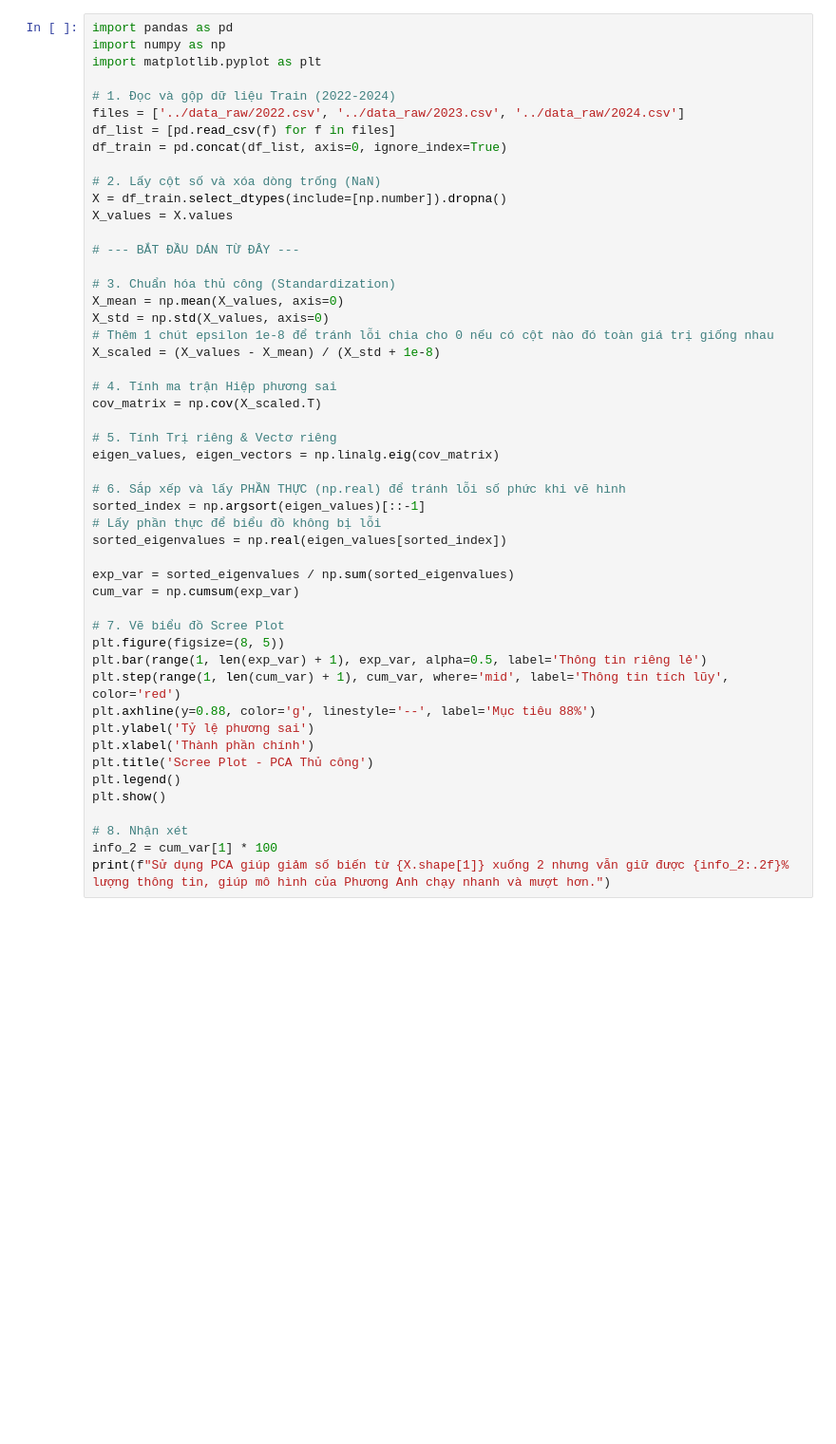
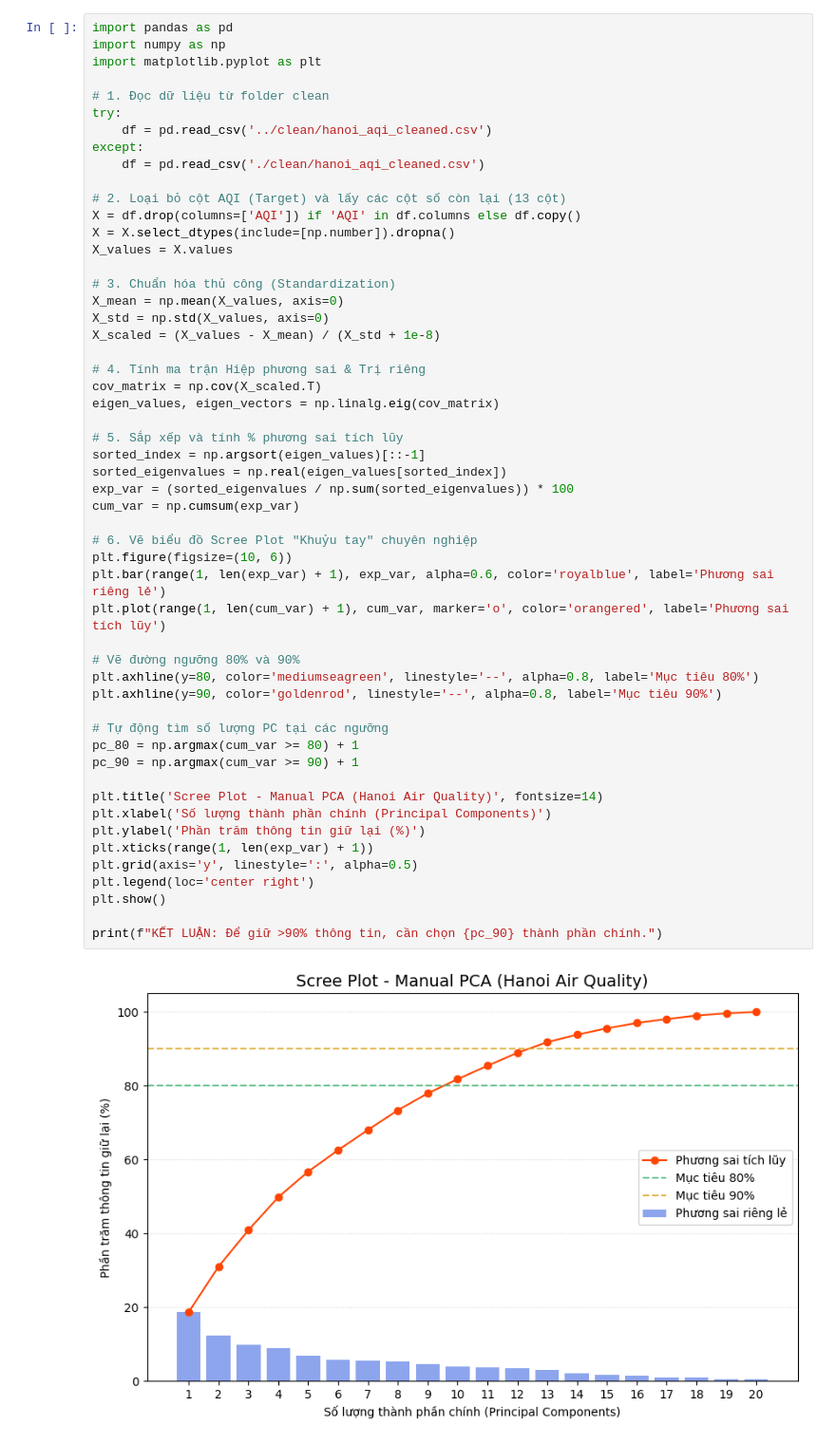
Before and after one commit to anh922006/air-quality-index-in-hanoi-, a Jupyter notebook: manual_implementation/PCA_manual.ipynb, the cells around one changed output. Shown at 95% size. Saved outputs shown, nothing was run; the diff lists cells and outputs as text; blank space fills up the shorter version.

```diff
--- a/manual_implementation/PCA_manual.ipynb
+++ b/manual_implementation/PCA_manual.ipynb
@@ -1,50 +1,55 @@
 # %%
 import pandas as pd
 import numpy as np
 import matplotlib.pyplot as plt
 
-# 1. Đọc và gộp dữ liệu Train (2022-2024)
-files = ['../data_raw/2022.csv', '../data_raw/2023.csv', '../data_raw/2024.csv']
-df_list = [pd.read_csv(f) for f in files]
-df_train = pd.concat(df_list, axis=0, ignore_index=True)
+# 1. Đọc dữ liệu từ folder clean
+try:
+    df = pd.read_csv('../clean/hanoi_aqi_cleaned.csv')
+except:
+    df = pd.read_csv('./clean/hanoi_aqi_cleaned.csv')
 
-# 2. Lấy cột số và xóa dòng trống (NaN)
-X = df_train.select_dtypes(include=[np.number]).dropna()
+# 2. Loại bỏ cột AQI (Target) và lấy các cột số còn lại (13 cột)
+X = df.drop(columns=['AQI']) if 'AQI' in df.columns else df.copy()
+X = X.select_dtypes(include=[np.number]).dropna()
 X_values = X.values
-
-# --- BẮT ĐẦU DÁN TỪ ĐÂY ---
 
 # 3. Chuẩn hóa thủ công (Standardization)
 X_mean = np.mean(X_values, axis=0)
 X_std = np.std(X_values, axis=0)
-# Thêm 1 chút epsilon 1e-8 để tránh lỗi chia cho 0 nếu có cột nào đó toàn giá trị giống nhau
 X_scaled = (X_values - X_mean) / (X_std + 1e-8)
 
-# 4. Tính ma trận Hiệp phương sai
+# 4. Tính ma trận Hiệp phương sai & Trị riêng
 cov_matrix = np.cov(X_scaled.T)
-
-# 5. Tính Trị riêng & Vectơ riêng
 eigen_values, eigen_vectors = np.linalg.eig(cov_matrix)
 
-# 6. Sắp xếp và lấy PHẦN THỰC (np.real) để tránh lỗi số phức khi vẽ hình
+# 5. Sắp xếp và tính % phương sai tích lũy
 sorted_index = np.argsort(eigen_values)[::-1]
-# Lấy phần thực để biểu đồ không bị lỗi
 sorted_eigenvalues = np.real(eigen_values[sorted_index])
-
-exp_var = sorted_eigenvalues / np.sum(sorted_eigenvalues)
+exp_var = (sorted_eigenvalues / np.sum(sorted_eigenvalues)) * 100
 cum_var = np.cumsum(exp_var)
 
-# 7. Vẽ biểu đồ Scree Plot
-plt.figure(figsize=(8, 5))
-plt.bar(range(1, len(exp_var) + 1), exp_var, alpha=0.5, label='Thông tin riêng lẻ')
-plt.step(range(1, len(cum_var) + 1), cum_var, where='mid', label='Thông tin tích lũy', color='red')
-plt.axhline(y=0.88, color='g', linestyle='--', label='Mục tiêu 88%')
-plt.ylabel('Tỷ lệ phương sai')
-plt.xlabel('Thành phần chính')
-plt.title('Scree Plot - PCA Thủ công')
-plt.legend()
+# 6. Vẽ biểu đồ Scree Plot "Khuỷu tay" chuyên nghiệp
+plt.figure(figsize=(10, 6))
+plt.bar(range(1, len(exp_var) + 1), exp_var, alpha=0.6, color='royalblue', label='Phương sai riêng lẻ')
+plt.plot(range(1, len(cum_var) + 1), cum_var, marker='o', color='orangered', label='Phương sai tích lũy')
+
+# Vẽ đường ngưỡng 80% và 90%
+plt.axhline(y=80, color='mediumseagreen', linestyle='--', alpha=0.8, label='Mục tiêu 80%')
+plt.axhline(y=90, color='goldenrod', linestyle='--', alpha=0.8, label='Mục tiêu 90%')
+
+# Tự động tìm số lượng PC tại các ngưỡng
+pc_80 = np.argmax(cum_var >= 80) + 1
+pc_90 = np.argmax(cum_var >= 90) + 1
+
+plt.title('Scree Plot - Manual PCA (Hanoi Air Quality)', fontsize=14)
+plt.xlabel('Số lượng thành phần chính (Principal Components)')
+plt.ylabel('Phần trăm thông tin giữ lại (%)')
+plt.xticks(range(1, len(exp_var) + 1))
+plt.grid(axis='y', linestyle=':', alpha=0.5)
+plt.legend(loc='center right')
 plt.show()
 
-# 8. Nhận xét
-info_2 = cum_var[1] * 100
-print(f"Sử dụng PCA giúp giảm số biến từ {X.shape[1]} xuống 2 nhưng vẫn giữ được {info_2:.2f}% lượng thông tin, giúp mô hình của Phương Anh chạy nhanh và mượt hơn.")
+print(f"KẾT LUẬN: Để giữ >90% thông tin, cần chọn {pc_90} thành phần chính.")
+# %% [output]
+[figure, added]
```
Also changed, not shown: parts of 1 cell of this notebook, 1 other file.
